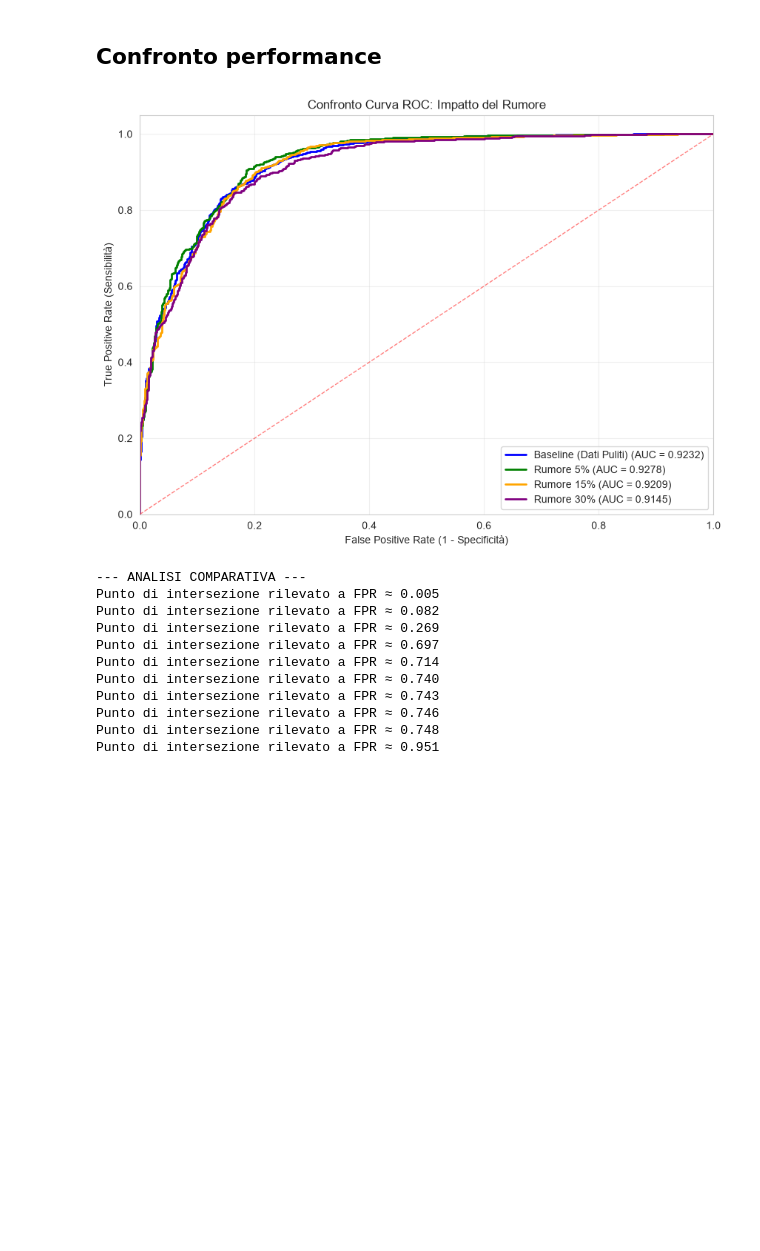
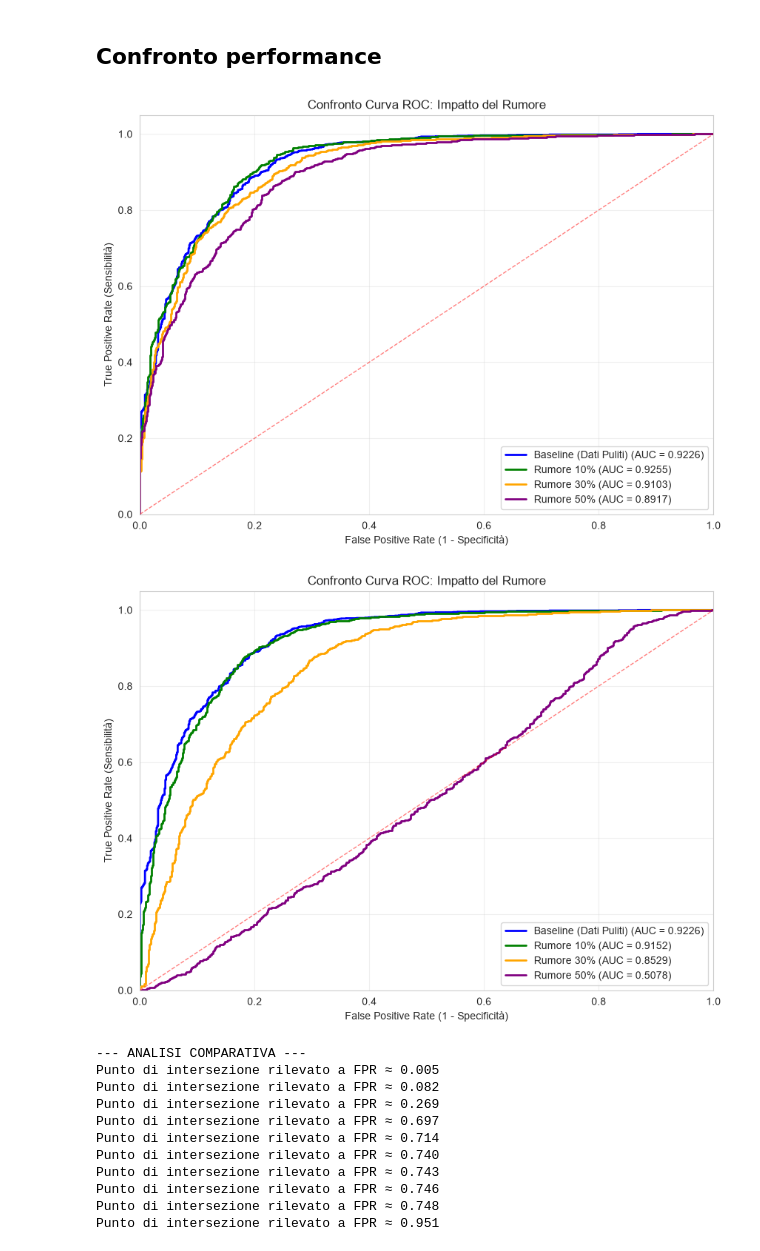
Before and after one commit to maatitass/architettura-progetto, a Jupyter notebook: ProgettoMLbonni.ipynb, the cells around one changed output. Saved outputs shown, nothing was run; the diff lists cells and outputs as text; code cells hidden in the pictures; blank space fills up the shorter version.

```diff
--- a/ProgettoMLbonni.ipynb
+++ b/ProgettoMLbonni.ipynb
@@ -695,17 +891,30 @@ def plot_roc_comparison(models_dict, X_test_input, y_test_input):
     plt.show()
 # %%
 # Mettiamo i nostri 4 modelli in un dizionario
-reti_da_confrontare = {
+reti_da_confrontare_fn= {
     'Baseline (Dati Puliti)': model_clean,
-    'Rumore 5%': model_noise_05,
-    'Rumore 15%': model_noise_15,
-    'Rumore 30%': model_noise_30
+    'Rumore 10%': model_noise_10_fn,
+    'Rumore 30%': model_noise_30_fn,
+    'Rumore 50%': model_noise_50_fn
 }
 
 # Generiamo il grafico!
-plot_roc_comparison(reti_da_confrontare, X_test_scaled, y_test)
+plot_roc_comparison(reti_da_confrontare_fn, X_test_scaled, y_test)
 # %% [output]
-[figure, old version]
+[figure, new version]
+# %%
+# Mettiamo i nostri 4 modelli in un dizionario
+reti_da_confrontare_ln = {
+    'Baseline (Dati Puliti)': model_clean,
+    'Rumore 10%': model_noise_10_ln,
+    'Rumore 30%': model_noise_30_ln,
+    'Rumore 50%': model_noise_50_ln
+}
+
+# Generiamo il grafico!
+plot_roc_comparison(reti_da_confrontare_ln, X_test_scaled, y_test)
+# %% [output]
+[figure, added]
 # %%
 # Creiamo un range comune di FPR (False Positive Rate) per il confronto
 fpr_grid = np.linspace(0, 1, 1000)
```
Also changed, not shown: parts of 16 cells of this notebook, 3 other files.
